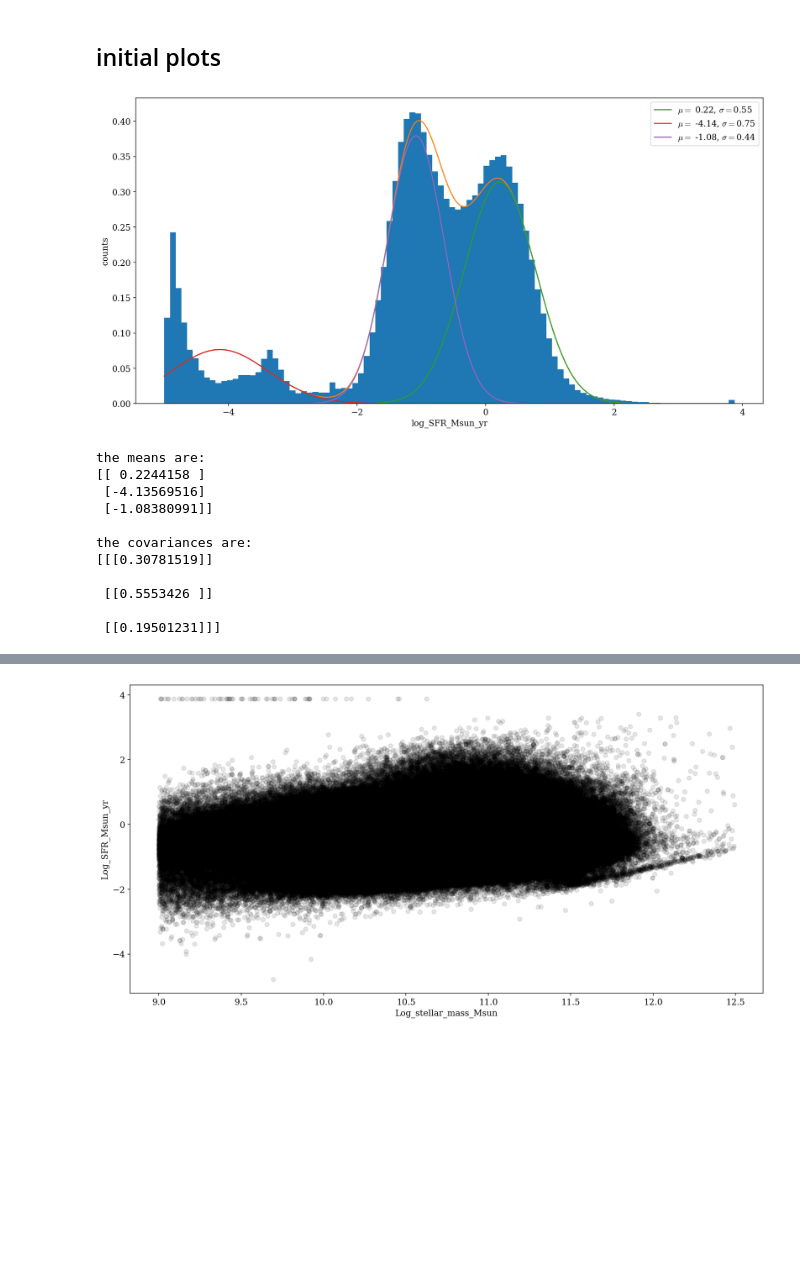
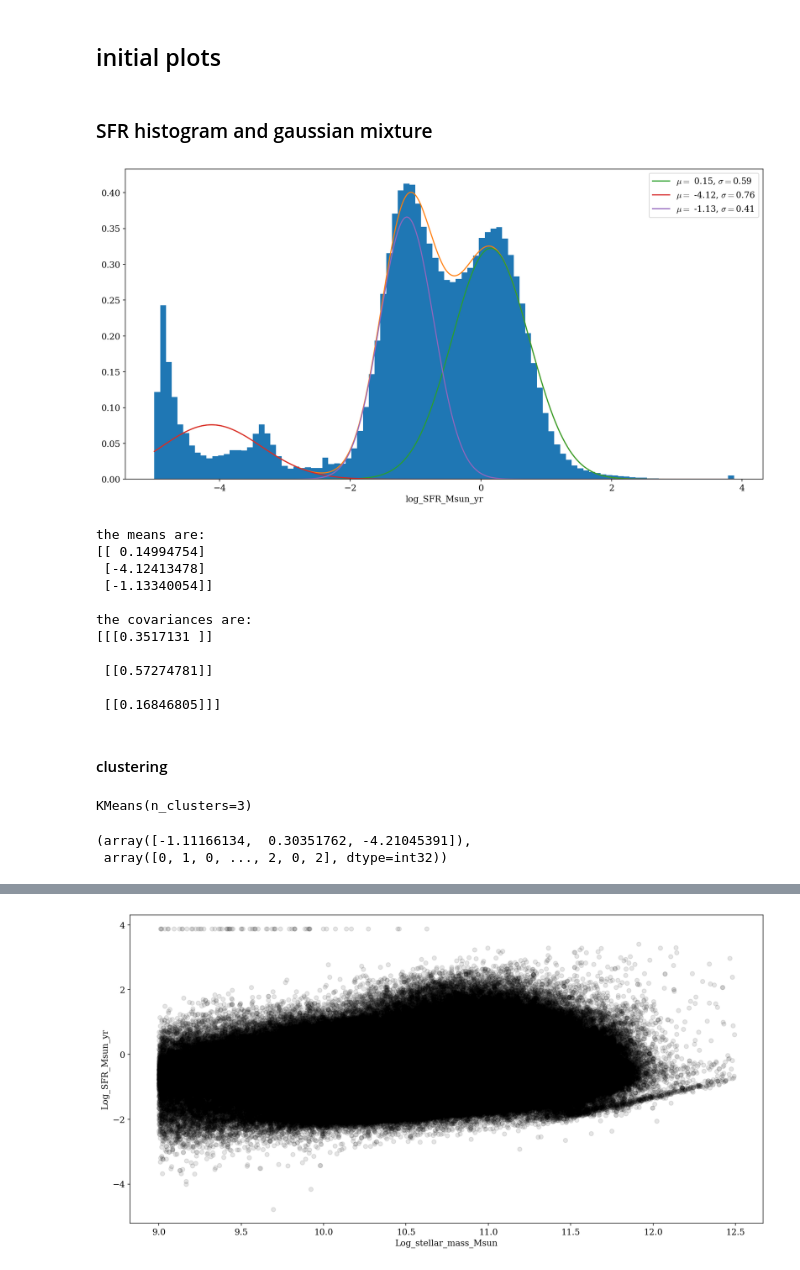
Before and after one commit to asantini29/codes_laboratory_data_analysis, a Jupyter notebook: fits.ipynb, the cells around one changed output, grey strips where cells are left out. Cells and saved outputs as stored; diff of their text form; code cells hidden in the pictures; blank space fills up the shorter version.

Commit message:
clustering sfr

```diff
--- a/fits.ipynb
+++ b/fits.ipynb
@@ -120,35 +121,36 @@ STILVERS= '4.0-5   '           / Version of STIL software
 STILCLAS= 'uk.ac.starlink.votable.FitsPlusTableWriter' / STIL Author class
 # %% [markdown]
 ## initial plots
+# %% [markdown]
+### SFR histogram and gaussian mixture
 # %%
 #histo SFR mpajhu
 key = 'log_SFR_Msun_yr'
 sfr_mp = data[mpajhu].field(key)[data[mpajhu].field(key) > -9.99e3]
 sfr_mp = sfr_mp[:, np.newaxis]
 
-gm = mixture.GaussianMixture(n_components = 3, tol = 1e-3, n_init = 1)
+gm = mixture.GaussianMixture(n_components = 3, tol = 1e-4, n_init = 1)
 gm_fitted = gm.fit(sfr_mp)
 sfr_sorted = np.sort(sfr_mp, axis = 0)
 
 plt.hist(sfr_mp[:,0], bins = 100, density = True)
 plt.plot(sfr_sorted[:,0], np.exp(gm_fitted.score_samples(sfr_sorted)))
 
 gaussians = [norm(mu, sigma) for mu, sigma in zip(gm_fitted.means_[:,0], np.sqrt(gm_fitted.covariances_[:,0]))]
 
 x_grid = np.linspace(sfr_mp.min(), sfr_mp.max(), 1000)
 
 [plt.plot(x_grid, weight * gaussian.pdf(x_grid), label = r'$\mu =$ %.2f, $\sigma = $%.2f' % (mu, sigma) )
  for weight, gaussian, mu, sigma in zip(gm_fitted.weights_, gaussians, gm_fitted.means_[:,0], np.sqrt(gm_fitted.covariances_[:,0]))]
 
 
 
 
 plt.xlabel(key)
-plt.ylabel('counts')
 plt.legend()
 plt.show()
 # %% [output]
-[figure, old version]
+[figure, new version]
 # %%
 print('the means are: ')
 print(gm_fitted.means_)
@@ -157,13 +159,27 @@ print('\nthe covariances are: ')
 print(gm_fitted.covariances_)
 # %% [output]
 the means are:
-[[ 0.2244158 ]
- [-4.13569516]
- [-1.08380991]]
+[[ 0.14994754]
+ [-4.12413478]
+ [-1.13340054]]
 
 the covariances are:
-[[[0.30781519]]
+[[[0.3517131 ]]
 
- [[0.5553426 ]]
+ [[0.57274781]]
 
- [[0.19501231]]]
+ [[0.16846805]]]
+# %% [markdown]
+#### clustering
+# %%
+clf = KMeans(n_clusters=3)
+clf.fit(sfr_mp)
+# %% [output]
+KMeans(n_clusters=3)
+# %%
+centers = np.squeeze(clf.cluster_centers_)
+labels = clf.predict(sfr_mp)
+centers, labels
+# %% [output]
+(array([-1.11166134,  0.30351762, -4.21045391]),
+ array([0, 1, 0, ..., 2, 0, 2], dtype=int32))
```
Also changed, not shown: parts of 5 cells of this notebook.
